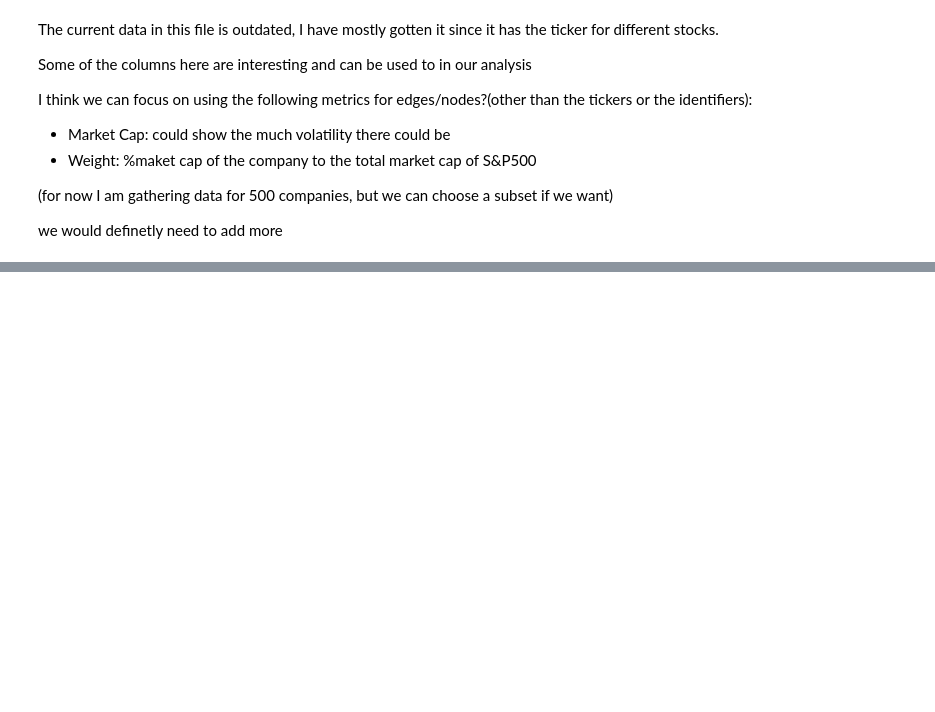
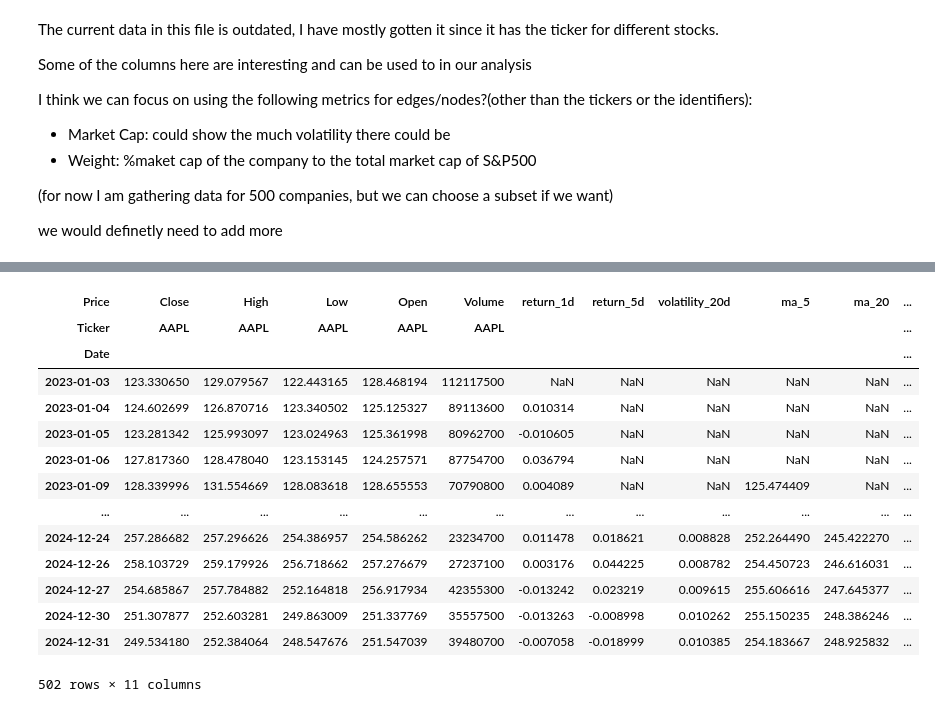
Before and after one commit to hvgupta/COMP4222_F25-26, a Jupyter notebook: research.ipynb, the cells around one changed output, grey strips where cells are left out. Cells and saved outputs as stored; diff of their text form; code cells hidden in the pictures; blank space fills up the shorter version.

```diff
--- a/research.ipynb
+++ b/research.ipynb
@@ -39,0 +144,44 @@ we would definetly need to add more
+# %%
+# Example: download 2 years of data for one stock
+data = yf.download("AAPL", start="2023-01-01", end="2025-01-01")
+
+# --- Derived features ---
+data["return_1d"] = data["Close"].pct_change()
+data["return_5d"] = data["Close"].pct_change(5)
+data["volatility_20d"] = data["Close"].pct_change().rolling(20).std()
+
+# Trend features
+data["ma_5"] = data["Close"].rolling(5).mean()
+data["ma_20"] = data["Close"].rolling(20).mean()
+data["ma_ratio"] = data["ma_5"] / data["ma_20"]
+
+# RSI and MACD (from ta library)
+data["rsi"] = ta.momentum.RSIIndicator(data["Close"], window=14).rsi()
+macd = ta.trend.MACD(data["Close"])
+data["macd"] = macd.macd()
+data["macd_signal"] = macd.macd_signal()
+
+# Volume-related
+data["obv"] = ta.volume.OnBalanceVolumeIndicator(data["Close"], data["Volume"]).on_balance_volume()
+data["vol_zscore"] = (data["Volume"] - data["Volume"].rolling(20).mean()) / data["Volume"].rolling(20).std()
+
+# Price range ratio
+data["price_range"] = (data["High"] - data["Low"]) / data["Close"]
+# %%
+data
+# %% [output]
+| Price | Close | High | Low | Open | Volume | return_1d | return_5d | volatility_20d | ma_5 | ma_20 | ... |
+| Ticker | AAPL | AAPL | AAPL | AAPL | AAPL |  |  |  |  |  | ... |
+| Date |  |  |  |  |  |  |  |  |  |  | ... |
+| 2023-01-03 | 123.330650 | 129.079567 | 122.443165 | 128.468194 | 112117500 | NaN | NaN | NaN | NaN | NaN | ... |
+| 2023-01-04 | 124.602699 | 126.870716 | 123.340502 | 125.125327 | 89113600 | 0.010314 | NaN | NaN | NaN | NaN | ... |
+| 2023-01-05 | 123.281342 | 125.993097 | 123.024963 | 125.361998 | 80962700 | -0.010605 | NaN | NaN | NaN | NaN | ... |
+| 2023-01-06 | 127.817360 | 128.478040 | 123.153145 | 124.257571 | 87754700 | 0.036794 | NaN | NaN | NaN | NaN | ... |
+| 2023-01-09 | 128.339996 | 131.554669 | 128.083618 | 128.655553 | 70790800 | 0.004089 | NaN | NaN | 125.474409 | NaN | ... |
+| ... | ... | ... | ... | ... | ... | ... | ... | ... | ... | ... | ... |
+| 2024-12-24 | 257.286682 | 257.296626 | 254.386957 | 254.586262 | 23234700 | 0.011478 | 0.018621 | 0.008828 | 252.264490 | 245.422270 | ... |
+| 2024-12-26 | 258.103729 | 259.179926 | 256.718662 | 257.276679 | 27237100 | 0.003176 | 0.044225 | 0.008782 | 254.450723 | 246.616031 | ... |
+| 2024-12-27 | 254.685867 | 257.784882 | 252.164818 | 256.917934 | 42355300 | -0.013242 | 0.023219 | 0.009615 | 255.606616 | 247.645377 | ... |
+| 2024-12-30 | 251.307877 | 252.603281 | 249.863009 | 251.337769 | 35557500 | -0.013263 | -0.008998 | 0.010262 | 255.150235 | 248.386246 | ... |
+| 2024-12-31 | 249.534180 | 252.384064 | 248.547676 | 251.547039 | 39480700 | -0.007058 | -0.018999 | 0.010385 | 254.183667 | 248.925832 | ... |
+502 rows × 11 columns
```
Also changed, not shown: parts of 45 cells of this notebook, 7 other files.
